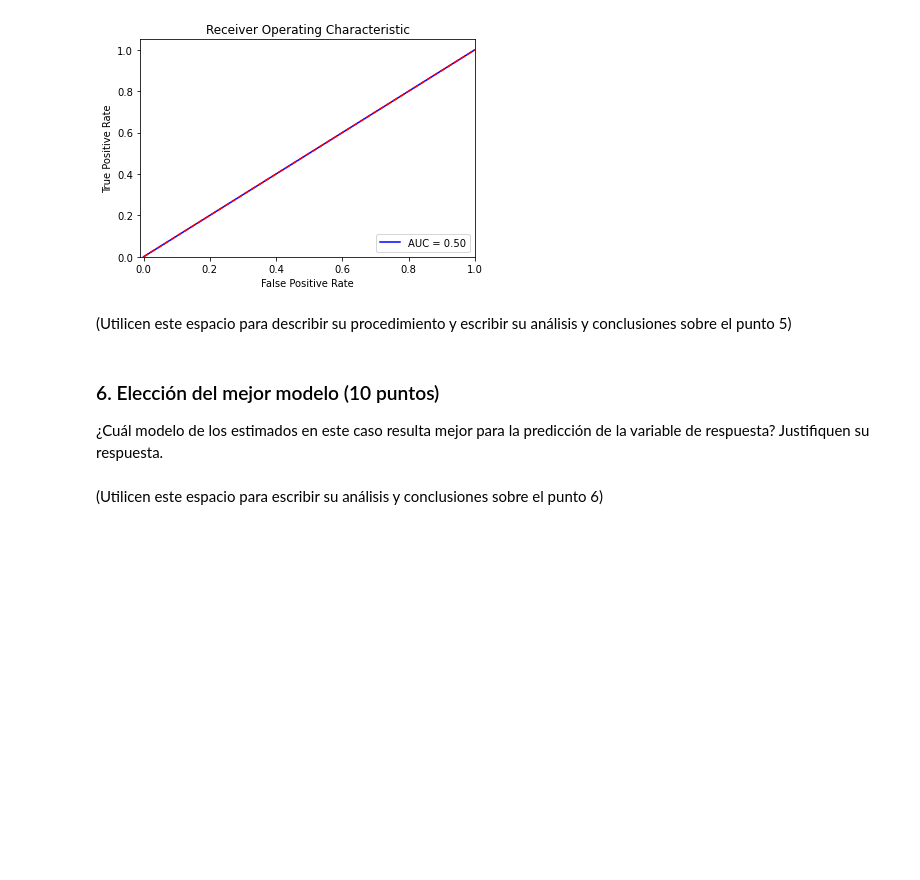
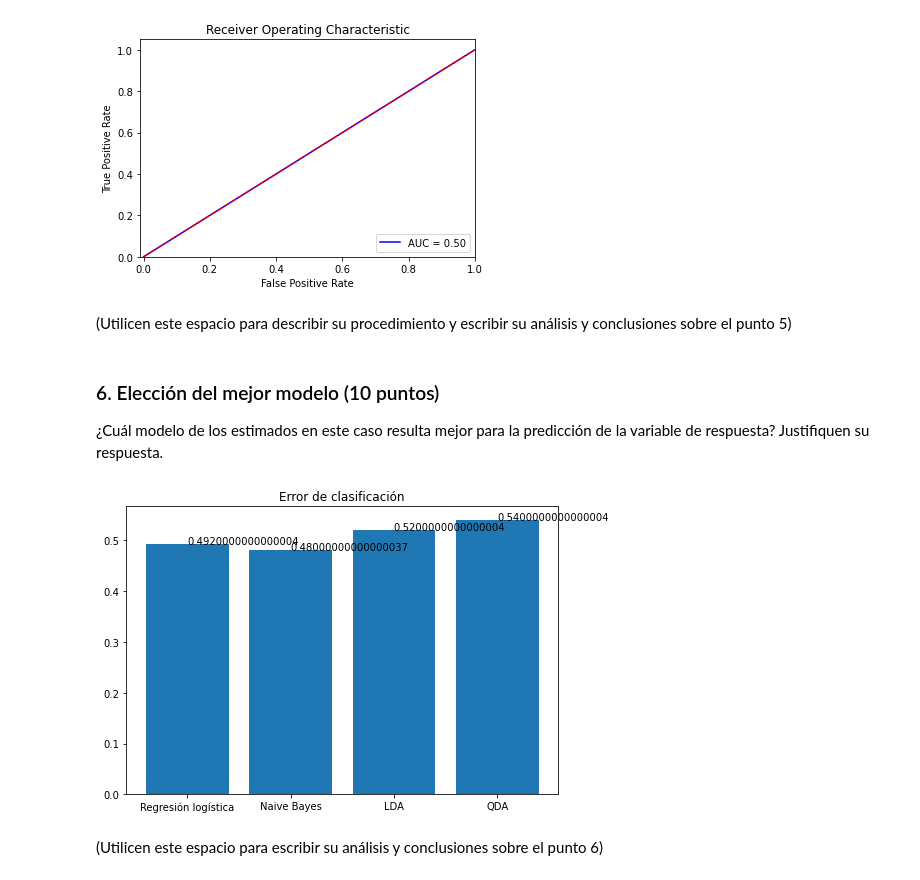
Before and after one commit to paulguz261/MIAD_20231_intro_machine_learning_grupal, a Jupyter notebook: week3/Caso implementación de modelos de clasificación lineales.ipynb, the cells around one changed output. Cells and saved outputs as stored; diff of their text form; code cells hidden in the pictures; blank space fills up the shorter version.

```diff
--- a/week3/Caso implementación de modelos de clasificación lineales.ipynb
+++ b/week3/Caso implementación de modelos de clasificación lineales.ipynb
@@ -64,6 +66,6 @@ from sklearn.metrics import confusion_matrix
 # %%
 #lectura informacion
 
-data_dir = "data\dataset-18213.csv"
+data_dir = "dataset-18213.csv"
 
 data = pd.read_csv(data_dir)
@@ -564,10 +583,24 @@ plt.xlabel('False Positive Rate')
 plt.show()
 # %% [output]
 [figure]
-# %% [markdown]
-(Utilicen este espacio para describir su procedimiento y escribir su análisis y conclusiones sobre el punto 5)
-# %% [markdown]
-### 6. Elección del mejor modelo (10 puntos)
-¿Cuál modelo de los estimados en este caso resulta mejor para la predicción de la variable de respuesta? Justifiquen su respuesta.
-# %% [markdown]
-(Utilicen este espacio para escribir su análisis y conclusiones sobre el punto 6)
+# %% [markdown]
+(Utilicen este espacio para describir su procedimiento y escribir su análisis y conclusiones sobre el punto 5)
+# %% [markdown]
+### 6. Elección del mejor modelo (10 puntos)
+¿Cuál modelo de los estimados en este caso resulta mejor para la predicción de la variable de respuesta? Justifiquen su respuesta.
+# %%
+fig = plt.figure()
+ax = fig.add_axes([0,0,1,1])
+ax.set_title("Error de clasificación")
+ejeX = ['Regresión logística', 'Naive Bayes','LDA','QDA']
+ejeY = [errorRegLog,errorNB,errorLDA,errorQDA]
+ax.bar(ejeX,ejeY)
+def addlabels(x,y,plotP):
+    for i in range(len(x)):
+        plotP.text(i,y[i],y[i])
+addlabels(ejeX,ejeY,plt)
+plt.show()
+# %% [output]
+[figure, added]
+# %% [markdown]
+(Utilicen este espacio para escribir su análisis y conclusiones sobre el punto 6)
```
Also changed, not shown: parts of 35 cells of this notebook, 1 other file.
